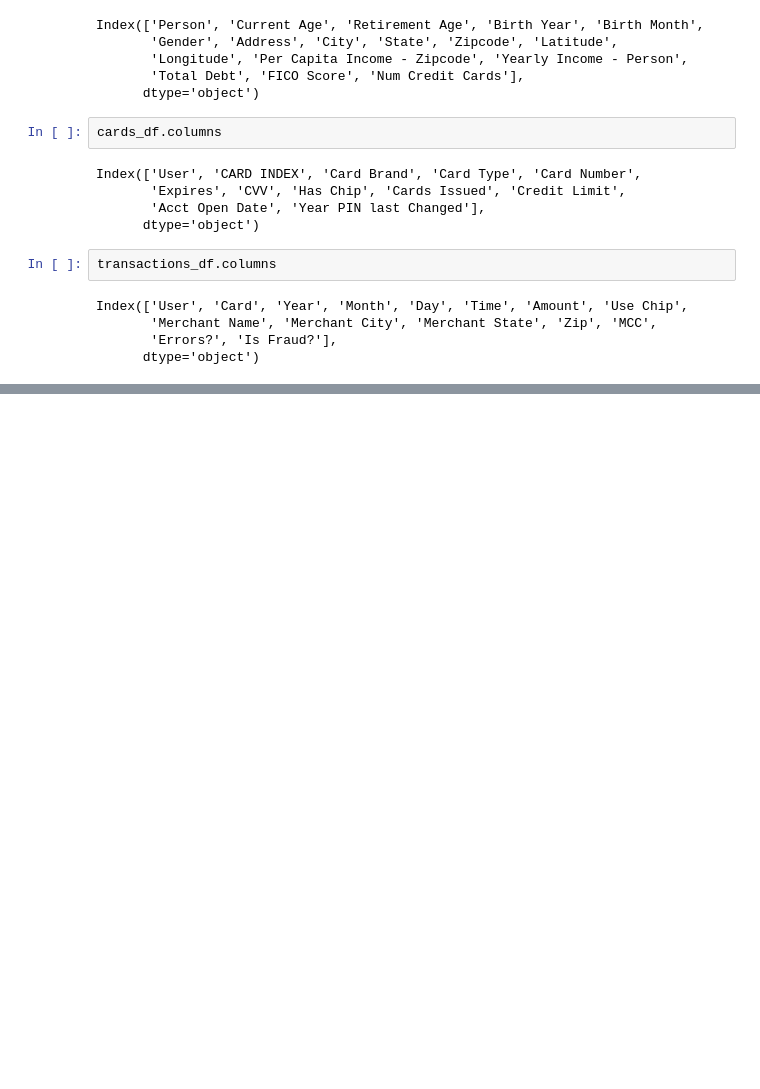
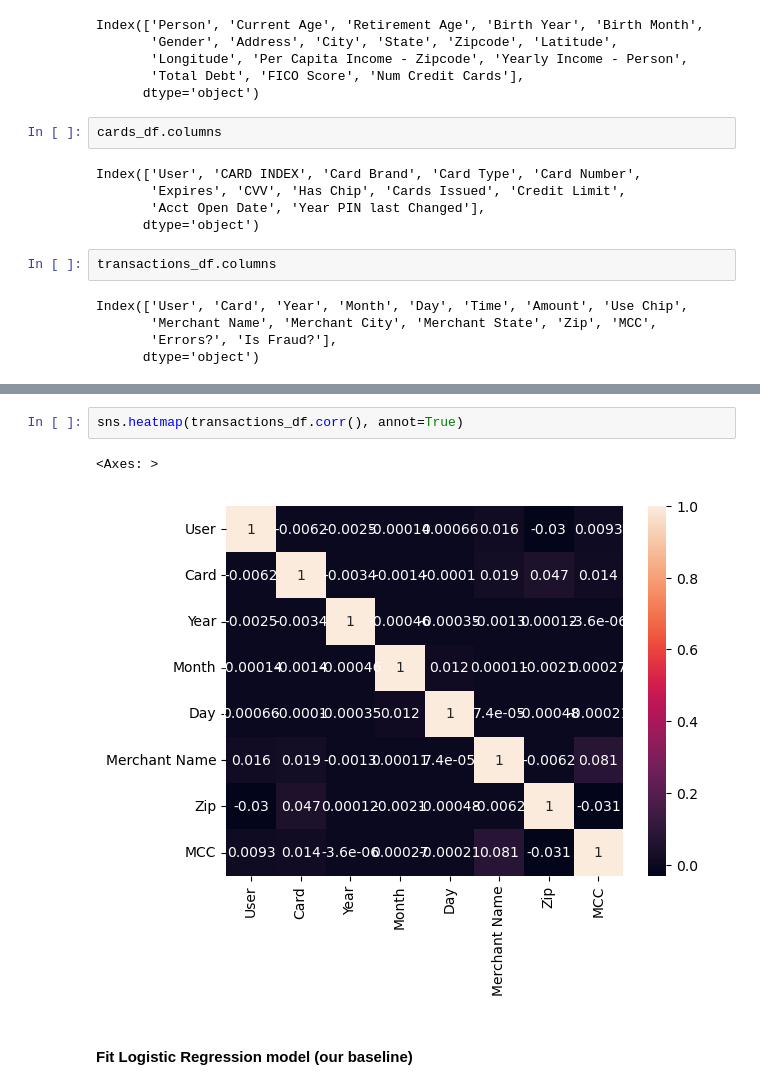
Before and after one commit to Hoomaaan/Finance-Fraud-Detection, a Jupyter notebook: main.ipynb, the cells around one changed output, grey strips where cells are left out. Cells and saved outputs as stored; diff of their text form; blank space fills up the shorter version.

```diff
--- a/main.ipynb
+++ b/main.ipynb
@@ -193,0 +232,7 @@ Index(['User', 'Card', 'Year', 'Month', 'Day', 'Time', 'Amount', 'Use Chip',
+# %%
+sns.heatmap(transactions_df.corr(), annot=True)
+# %% [output]
+<Axes: >
+[figure, added]
+# %% [markdown]
+#### Fit Logistic Regression model (our baseline)
```
Also changed, not shown: parts of 44 cells of this notebook.
